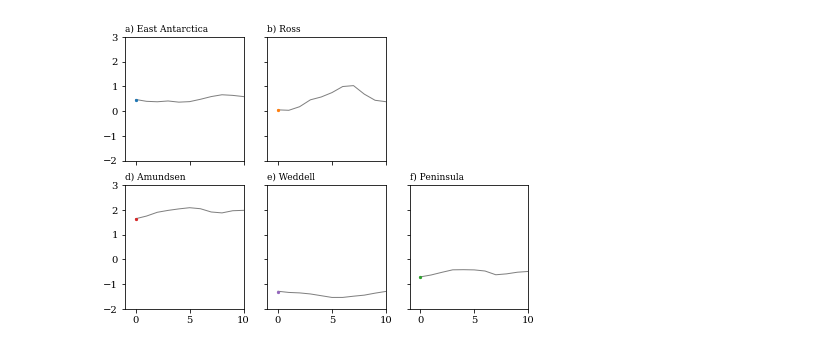
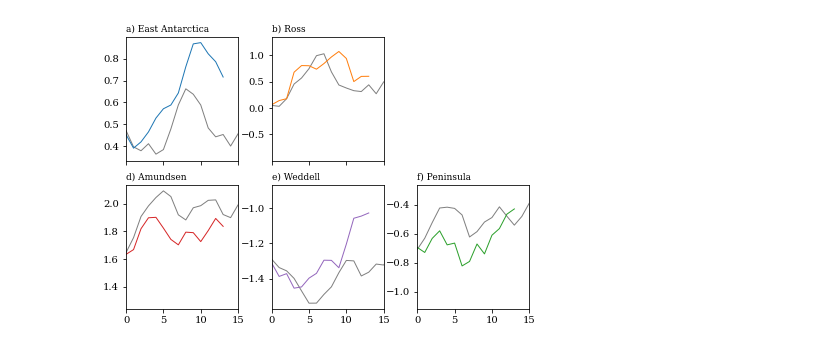
Before and after one commit to erwinlambert/feedback, a Jupyter notebook: notebooks/Plot_perturbations.ipynb, the cells around one changed output. Cells and saved outputs as stored; diff of their text form; code cells hidden in the pictures.

Commit message:
include plot sections

```diff
--- a/notebooks/Plot_perturbations.ipynb
+++ b/notebooks/Plot_perturbations.ipynb
@@ -11,7 +11,7 @@ import utils as ut
 # %%
 runs = ['ctrl','totl']
 # %%
-mpl.rcParams['figure.subplot.wspace'] = .2
+mpl.rcParams['figure.subplot.wspace'] = .3
 mpl.rcParams['figure.subplot.left'] = .1
 mpl.rcParams['figure.subplot.right'] = .9
 mpl.rcParams['figure.figsize'] = (7,5)
@@ -22,28 +22,28 @@ lw = .5
 axi = [0,0,1,1,1]
 axj = [0,1,0,1,2]
 # %%
-fig,ax = plt.subplots(2,3,sharex=True,sharey=True)
+fig,ax = plt.subplots(2,3,sharex=True)
 
 for r,run in enumerate(runs):
     ds = xr.open_dataset(f'../data/temperature_{run}.nc')
 
     for b,bas in enumerate(ds.basin.values):
         dax = ax[axi[b],axj[b]]
 
         temp = ds.temp.sel(basin=bas)
         if run == 'ctrl':
             dax.plot(ds.time,temp,c='.5',zorder=0)
         else:
-            #dax.plot(ds.time,temp,c=ut.bcol[bas])
-            dax.scatter(ds.time,temp,5,c=ut.bcol[bas])
+            dax.plot(ds.time,temp,c=ut.bcol[bas])
+            #dax.scatter(ds.time,temp,5,c=ut.bcol[bas])
         if r==0:
             dax.set_title(btitle[b],loc='left')
-            dax.set_ylim([-2,3])
-            dax.set_xlim([-1,10])
+            #dax.set_ylim([-2,3])
+            dax.set_xlim([0,15])
     ds.close()
 
 
 ax[0,2].set_visible(False)
 plt.show()
 # %% [output]
-[figure, old version]
+[figure, new version]
```
Also changed, not shown: 18 other files.
